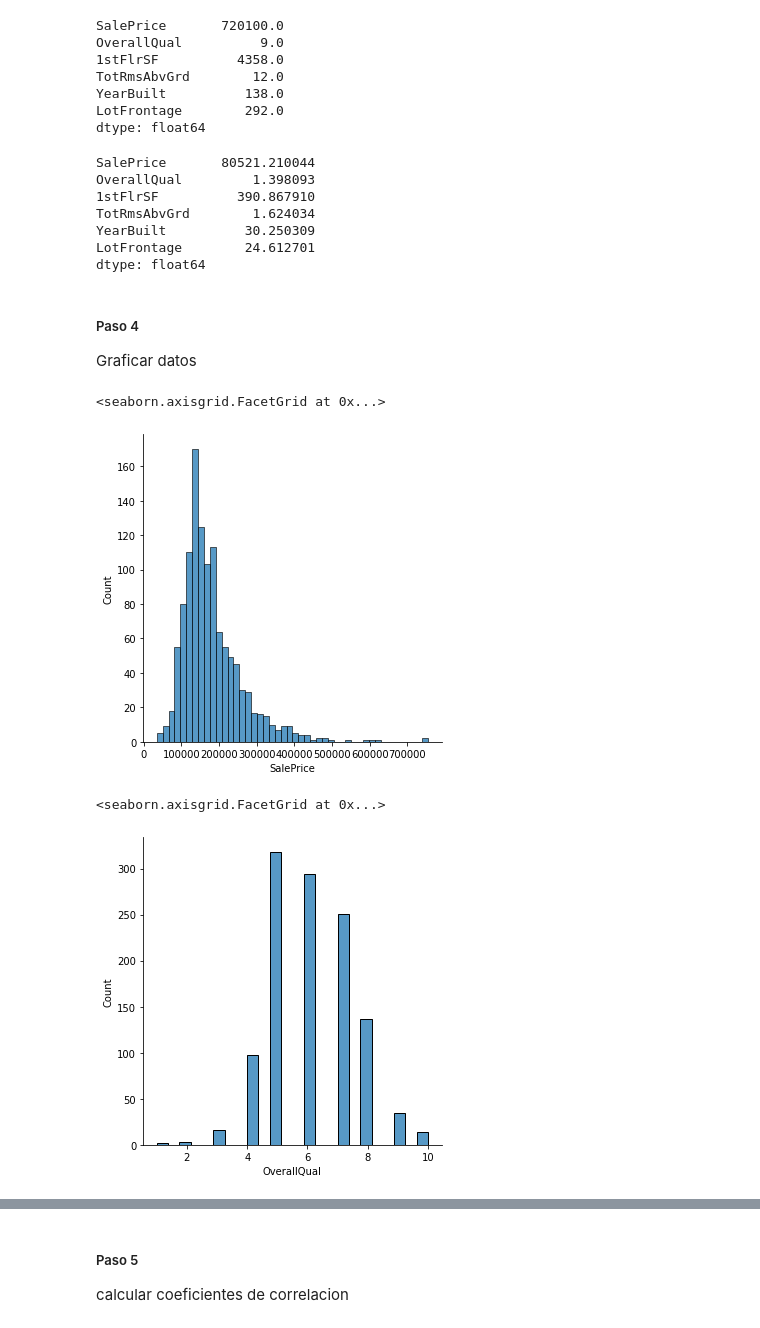
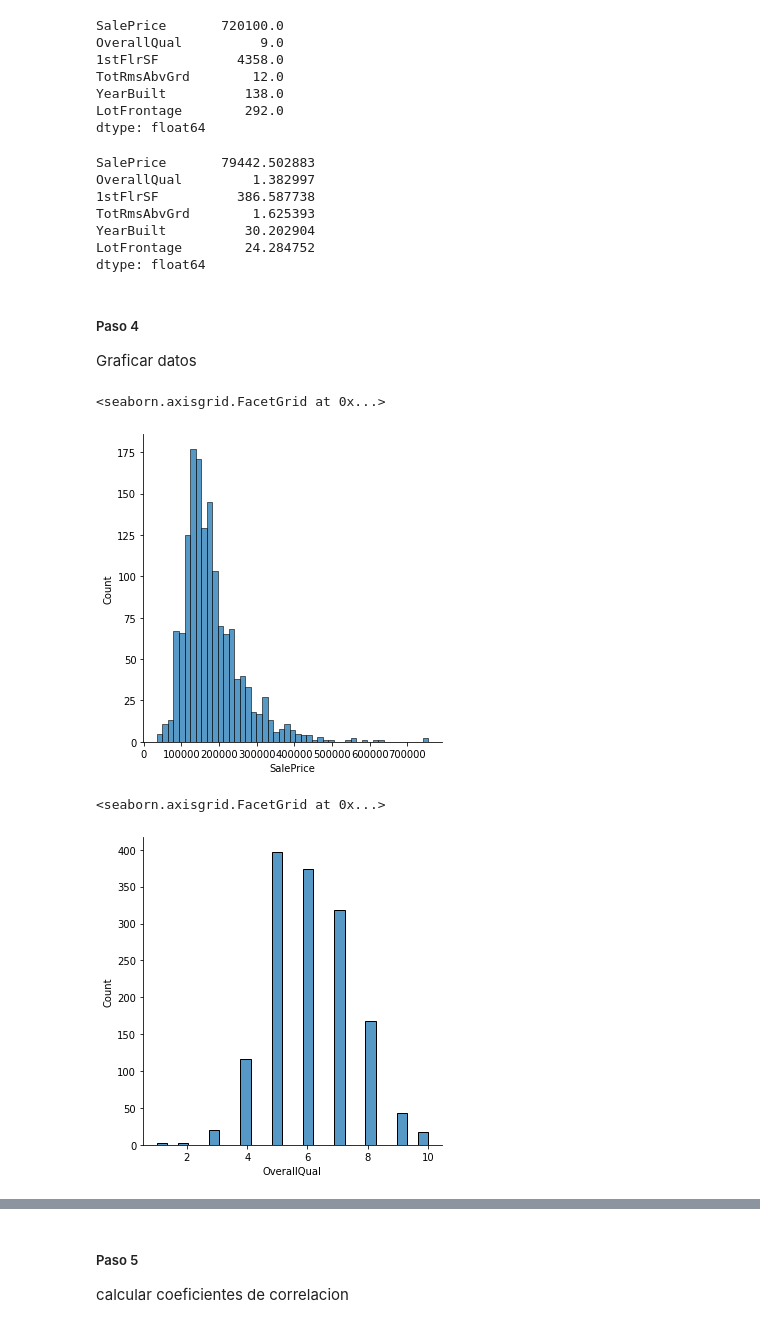
Before and after one commit to renatocoronado/proyecto1, a Jupyter notebook: proyecto_1.ipynb, the cells around one changed output, grey strips where cells are left out. Cells and saved outputs as stored; diff of their text form; code cells hidden in the pictures.

```diff
--- a/proyecto_1.ipynb
+++ b/proyecto_1.ipynb
@@ -98,16 +186,16 @@ dtype: float64
 # %%
 # calcucular desviacion estandar de variables en dataset
 
-desviacion_data_entrenamiento = data_entrenamiento.std(axis=0)
+desviacion_data = data.std(axis=0)
 
-desviacion_data_entrenamiento
+desviacion_data
 # %% [output]
-SalePrice       80521.210044
-OverallQual         1.398093
-1stFlrSF          390.867910
-TotRmsAbvGrd        1.624034
-YearBuilt          30.250309
-LotFrontage        24.612701
+SalePrice       79442.502883
+OverallQual         1.382997
+1stFlrSF          386.587738
+TotRmsAbvGrd        1.625393
+YearBuilt          30.202904
+LotFrontage        24.284752
 dtype: float64
 # %% [markdown]
 ##### Paso 4
@@ -116,17 +204,17 @@ Graficar datos
 # %%
 # graficar el precio de venta
 
-seaborn.displot(data=data_entrenamiento, x="SalePrice")
+seaborn.displot(data=data, x="SalePrice")
 # %% [output]
 <seaborn.axisgrid.FacetGrid at 0x...>
-[figure, old version]
+[figure, new version]
 # %%
 # graficar la calidad general
 
-seaborn.displot(data=data_entrenamiento, x="OverallQual")
+seaborn.displot(data=data, x="OverallQual")
 # %% [output]
 <seaborn.axisgrid.FacetGrid at 0x...>
-[figure, old version]
+[figure, new version]
 # %%
 # graficar pies cuadrados del primer piso
 
```
Also changed, not shown: parts of 57 cells of this notebook.
